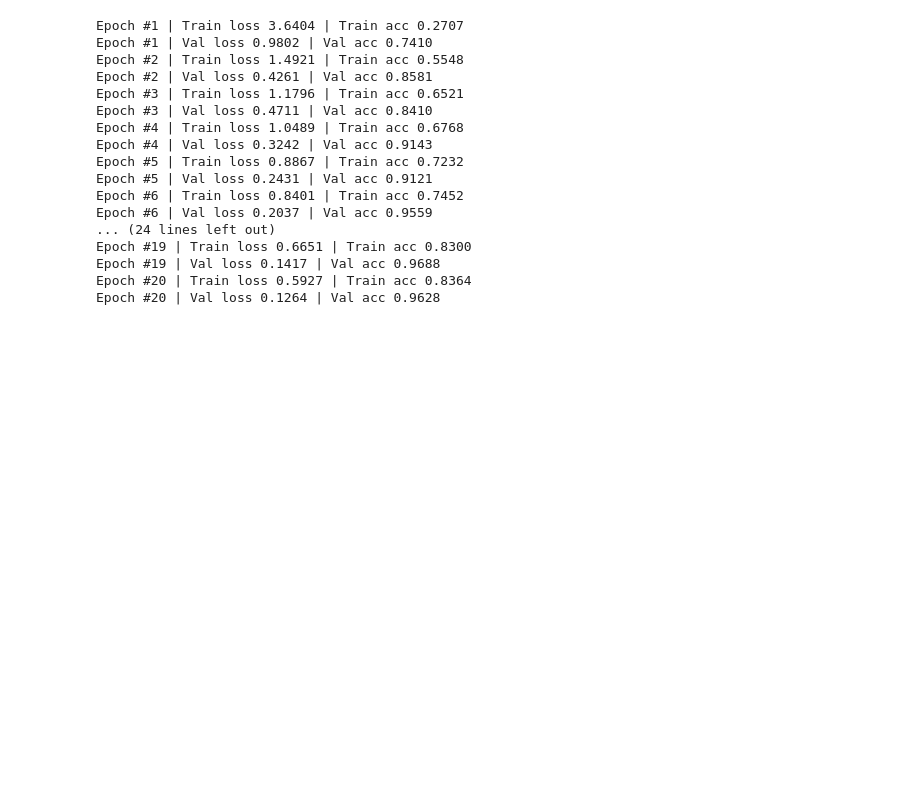
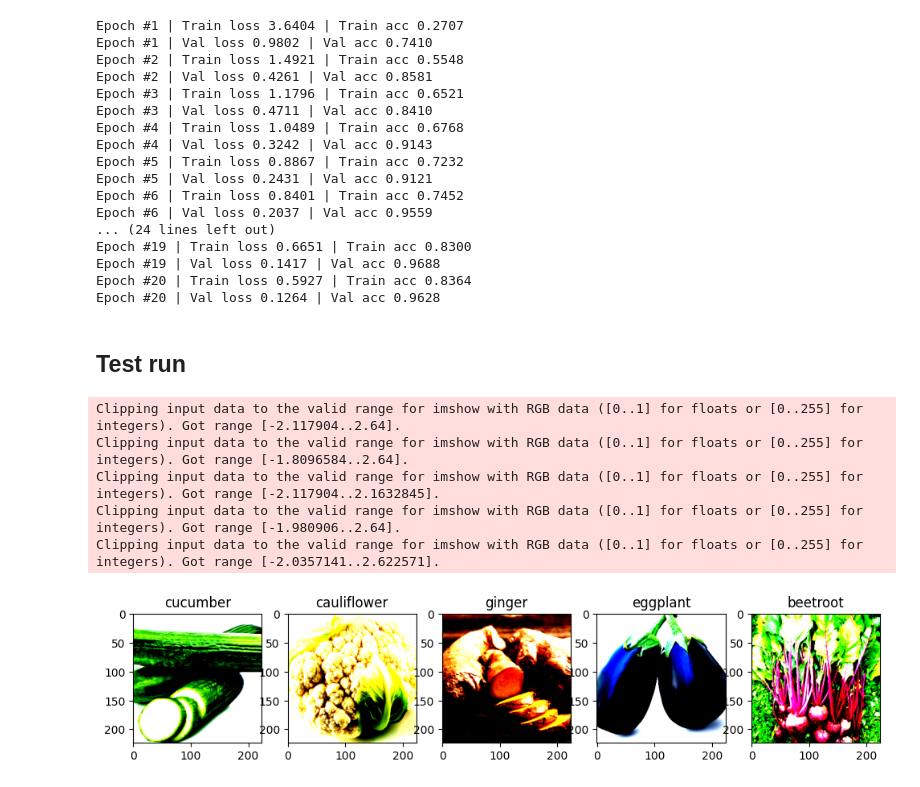
Before and after one commit to piotrswiecik/cvision, a Jupyter notebook: notebooks/fruits_alexnet.ipynb, the cells around one changed output. Drawn from its saved outputs; the diff is of its cells as text; code cells hidden in the pictures; blank space fills up the shorter version.

Commit message:
alexnet inference test

```diff
--- a/notebooks/fruits_alexnet.ipynb
+++ b/notebooks/fruits_alexnet.ipynb
@@ -229,0 +232,30 @@ Epoch #20 | Val loss 0.1264 | Val acc 0.9628
+# %% [markdown]
+## Test run
+# %%
+def predict(model: nn.Module, X: torch.Tensor, device) -> torch.Tensor:
+    model.eval()
+    model.to(device)
+    with torch.inference_mode():
+        X = X.to(device)
+        forward = model(X)
+        probs = torch.softmax(forward, dim=1)
+        y_hat = torch.argmax(probs, dim=1)
+        return y_hat
+# %%
+t_images, t_labels = next(iter(dl_test))
+
+preds = predict(model_custom, t_images, "cuda")
+pred_classes = [ds_test.classes[p] for p in preds]
+# %%
+f, ax = plt.subplots(1, 5, figsize=(12, 3))
+for i in range(5):
+    r_idx = torch.randint(0, len(t_images), (1,))
+    ax[i].imshow(t_images[r_idx].squeeze().permute(1, 2, 0))
+    ax[i].set_title(pred_classes[r_idx])
+# %% [output]
+Clipping input data to the valid range for imshow with RGB data ([0..1] for floats or [0..255] for integers). Got range [-2.117904..2.64].
+Clipping input data to the valid range for imshow with RGB data ([0..1] for floats or [0..255] for integers). Got range [-1.8096584..2.64].
+Clipping input data to the valid range for imshow with RGB data ([0..1] for floats or [0..255] for integers). Got range [-2.117904..2.1632845].
+Clipping input data to the valid range for imshow with RGB data ([0..1] for floats or [0..255] for integers). Got range [-1.980906..2.64].
+Clipping input data to the valid range for imshow with RGB data ([0..1] for floats or [0..255] for integers). Got range [-2.0357141..2.622571].
+[figure, added]
```
Also changed, not shown: parts of 1 cell of this notebook, 1 other file.
